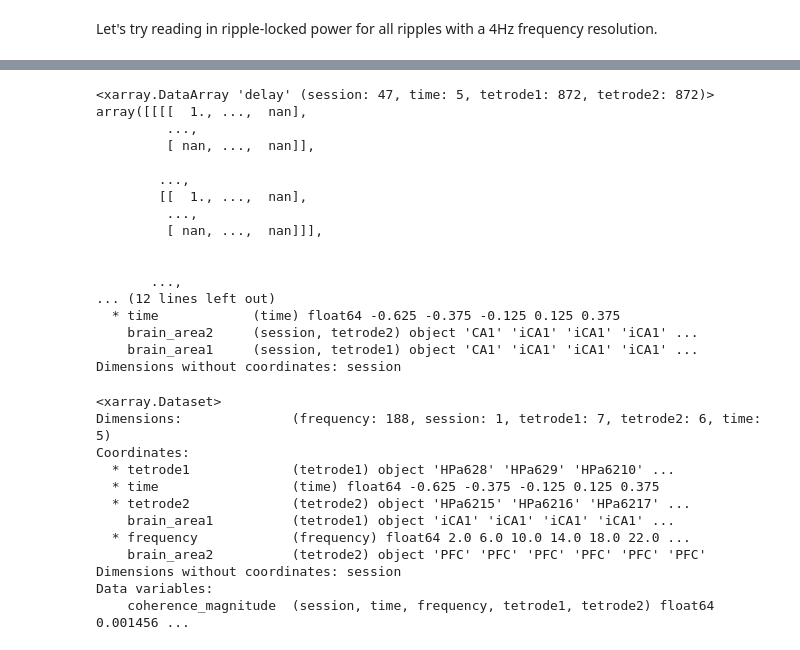
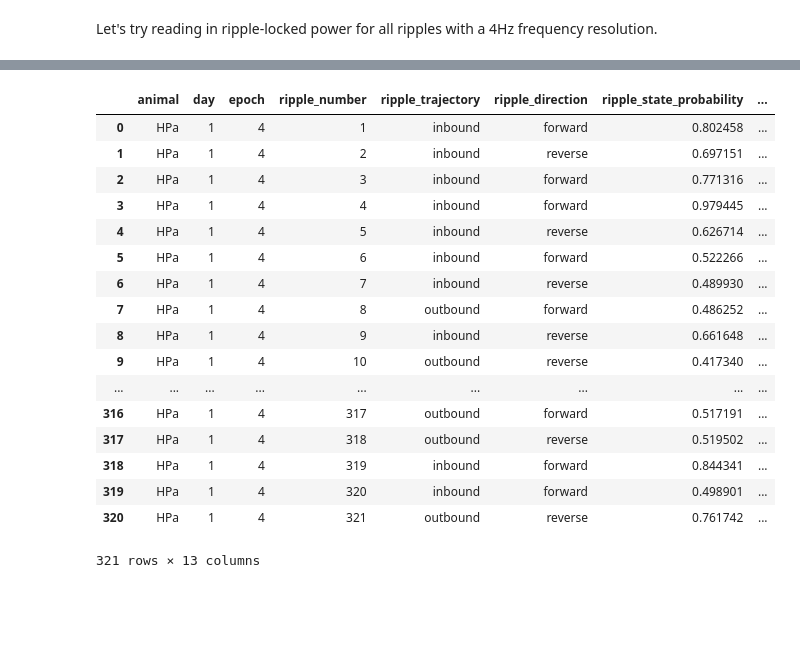
Before and after one commit to edeno/Jadhav-2016-Data-Analysis, a Jupyter notebook: notebooks/2017_06_23_Collecting_Data_On_Cluster.ipynb, the cells around one changed output, grey strips where cells are left out. Cells and saved outputs as stored; diff of their text form; code cells hidden in the pictures; blank space fills up the shorter version.

```diff
--- a/notebooks/2017_06_23_Collecting_Data_On_Cluster.ipynb
+++ b/notebooks/2017_06_23_Collecting_Data_On_Cluster.ipynb
@@ -287,55 +49,22 @@ Data variables:
-# %%
-combined.sel(frequency_band='ripple').delay
-# %% [output]
-<xarray.DataArray 'delay' (session: 47, time: 5, tetrode1: 872, tetrode2: 872)>
-array([[[[  1., ...,  nan],
-         ...,
-         [ nan, ...,  nan]],
-
-        ...,
-        [[  1., ...,  nan],
-         ...,
-         [ nan, ...,  nan]]],
-
-
-       ...,
-... (12 lines left out)
-  * time            (time) float64 -0.625 -0.375 -0.125 0.125 0.375
-    brain_area2     (session, tetrode2) object 'CA1' 'iCA1' 'iCA1' 'iCA1' ...
-    brain_area1     (session, tetrode1) object 'CA1' 'iCA1' 'iCA1' 'iCA1' ...
-Dimensions without coordinates: session
-# %%
-from functools import partial
-
-def select_brain_areas(dataset, area1='', area2=''):
-    if 'tetrode1' in dataset.coords:
-        return dataset.sel(
-            tetrode1=dataset.tetrode1[dataset.brain_area1==area1],
-            tetrode2=dataset.tetrode2[dataset.brain_area2==area2]
-        )
-    else:
-        # The dataset is power
-        return dataset.sel(
-            tetrode=dataset.tetrode[dataset.brain_area==area1],
-        )
-
-CA1_PFC = partial(select_brain_areas, area1='iCA1', area2='PFC')
-
-combined = read_netcdfs('../Processed-Data/HPa_06_02.nc', dim='session',
-                        group='4Hz_Resolution/all_ripples/coherence',
-                        transform_func=CA1_PFC)
-
-combined
-# %% [output]
-<xarray.Dataset>
-Dimensions:              (frequency: 188, session: 1, tetrode1: 7, tetrode2: 6, time: 5)
-Coordinates:
-  * tetrode1             (tetrode1) object 'HPa628' 'HPa629' 'HPa6210' ...
-  * time                 (time) float64 -0.625 -0.375 -0.125 0.125 0.375
-  * tetrode2             (tetrode2) object 'HPa6215' 'HPa6216' 'HPa6217' ...
-    brain_area1          (tetrode1) object 'iCA1' 'iCA1' 'iCA1' 'iCA1' ...
-  * frequency            (frequency) float64 2.0 6.0 10.0 14.0 18.0 22.0 ...
-    brain_area2          (tetrode2) object 'PFC' 'PFC' 'PFC' 'PFC' 'PFC' 'PFC'
-Dimensions without coordinates: session
-Data variables:
-    coherence_magnitude  (session, time, frequency, tetrode1, tetrode2) float64 0.001456 ...
+# %%
+ripple_info = pd.read_hdf('../Processed-Data/HPa_01_04.nc', key='ripple_info')
+ripple_info
+# %% [output]
+|  | animal | day | epoch | ripple_number | ripple_trajectory | ripple_direction | ripple_state_probability | ... |
+| 0 | HPa | 1 | 4 | 1 | inbound | forward | 0.802458 | ... |
+| 1 | HPa | 1 | 4 | 2 | inbound | reverse | 0.697151 | ... |
+| 2 | HPa | 1 | 4 | 3 | inbound | forward | 0.771316 | ... |
+| 3 | HPa | 1 | 4 | 4 | inbound | forward | 0.979445 | ... |
+| 4 | HPa | 1 | 4 | 5 | inbound | reverse | 0.626714 | ... |
+| 5 | HPa | 1 | 4 | 6 | inbound | forward | 0.522266 | ... |
+| 6 | HPa | 1 | 4 | 7 | inbound | reverse | 0.489930 | ... |
+| 7 | HPa | 1 | 4 | 8 | outbound | forward | 0.486252 | ... |
+| 8 | HPa | 1 | 4 | 9 | inbound | reverse | 0.661648 | ... |
+| 9 | HPa | 1 | 4 | 10 | outbound | reverse | 0.417340 | ... |
+| ... | ... | ... | ... | ... | ... | ... | ... | ... |
+| 316 | HPa | 1 | 4 | 317 | outbound | forward | 0.517191 | ... |
+| 317 | HPa | 1 | 4 | 318 | outbound | reverse | 0.519502 | ... |
+| 318 | HPa | 1 | 4 | 319 | inbound | forward | 0.844341 | ... |
+| 319 | HPa | 1 | 4 | 320 | inbound | forward | 0.498901 | ... |
+| 320 | HPa | 1 | 4 | 321 | outbound | reverse | 0.761742 | ... |
+321 rows × 13 columns
```
Also changed, not shown: parts of 20 cells of this notebook.
